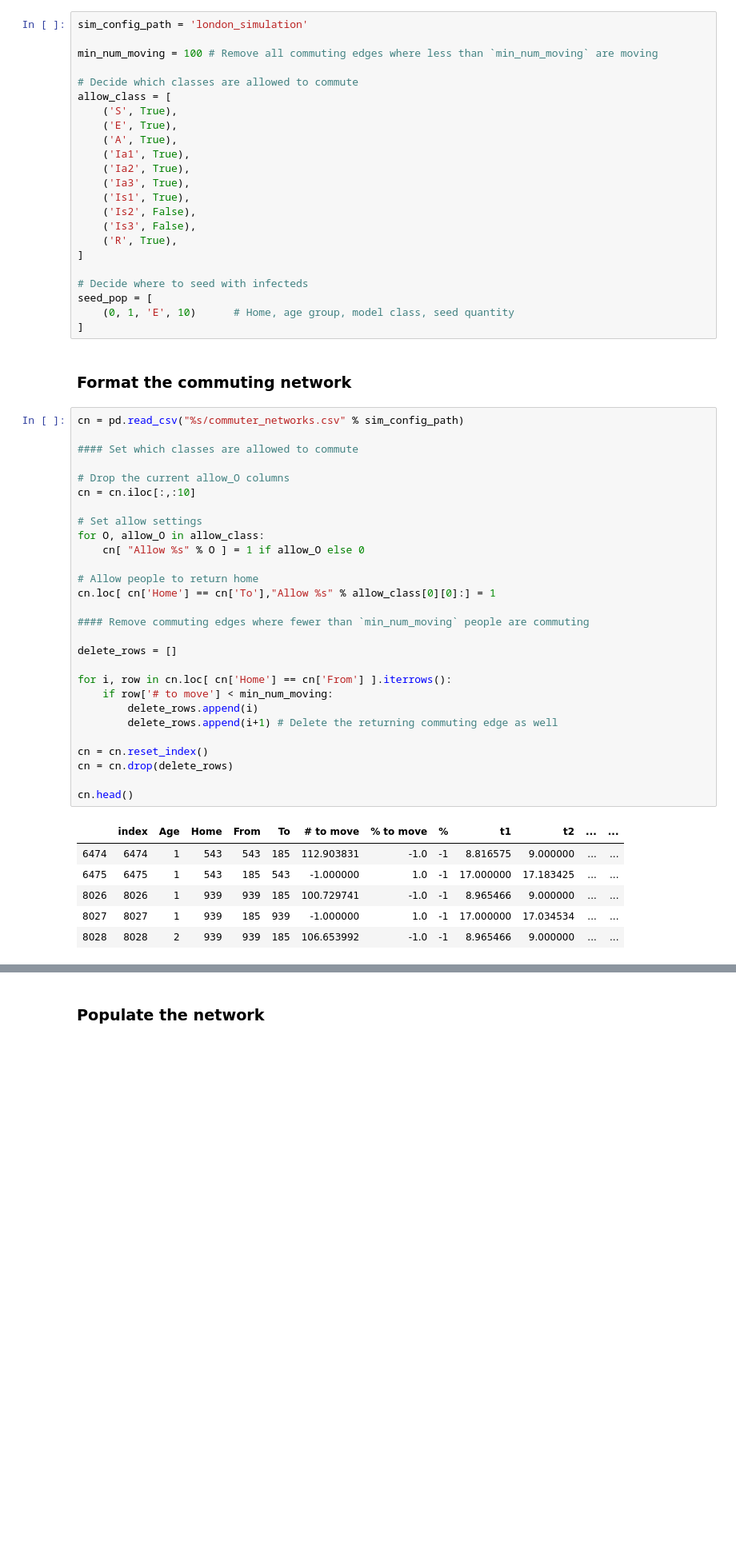
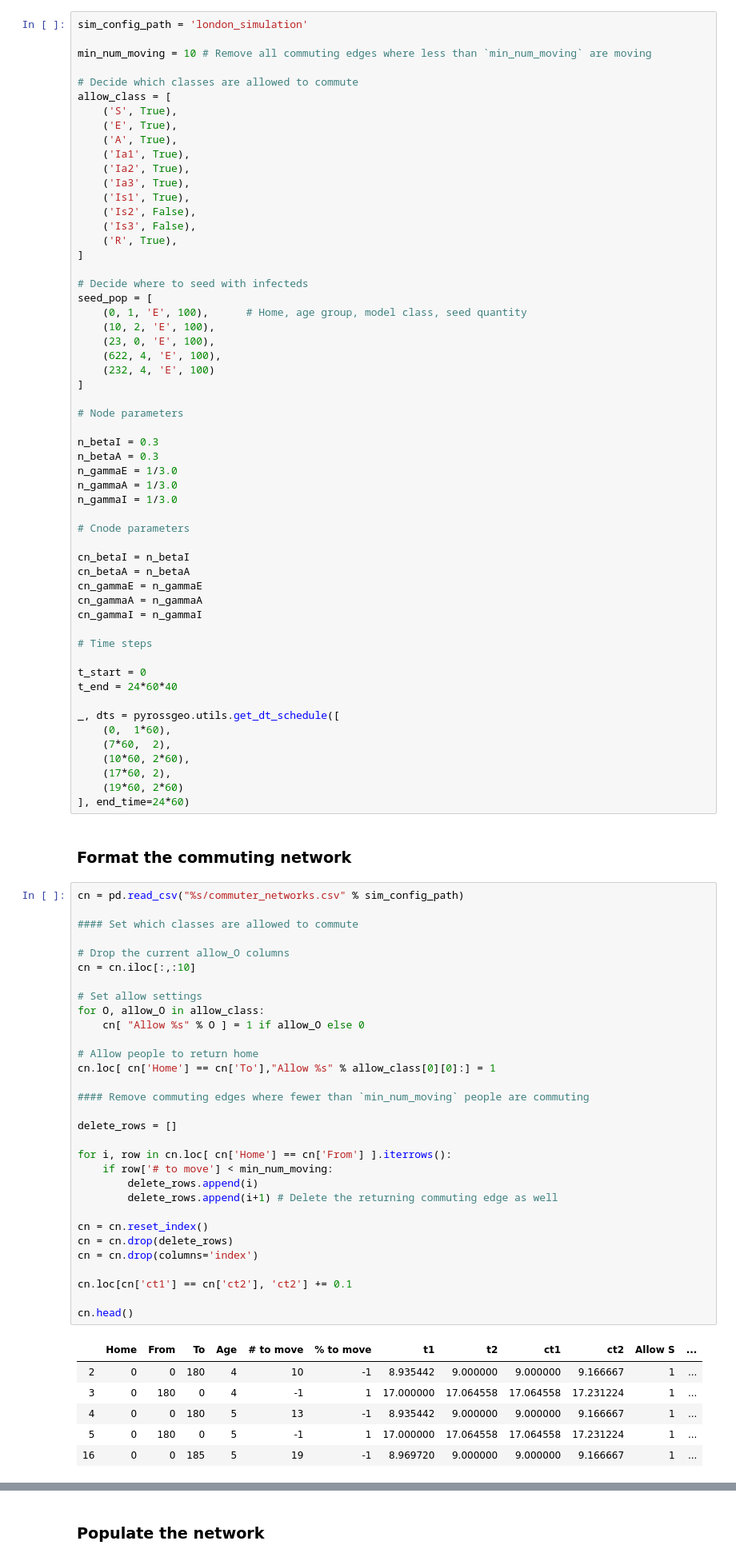
Before and after one commit to lukastk/PyRossGeo, a Jupyter notebook: examples/ex6-london-simulation/london-simulation.ipynb, the cells around one changed output, grey strips where cells are left out. Shown at 80% size. Saved outputs shown, nothing was run; the diff lists cells and outputs as text; blank space fills up the shorter version.

```diff
--- a/examples/ex6-london-simulation/london-simulation.ipynb
+++ b/examples/ex6-london-simulation/london-simulation.ipynb
@@ -70,7 +90,7 @@ model_dim = len(model_classes)
 # %%
 sim_config_path = 'london_simulation'
 
-min_num_moving = 100 # Remove all commuting edges where less than `min_num_moving` are moving
+min_num_moving = 10 # Remove all commuting edges where less than `min_num_moving` are moving
 
 # Decide which classes are allowed to commute
 allow_class = [
@@ -88,42 +108,78 @@ allow_class = [
 
 # Decide where to seed with infecteds
 seed_pop = [
-    (0, 1, 'E', 10)      # Home, age group, model class, seed quantity
+    (0, 1, 'E', 100),      # Home, age group, model class, seed quantity
+    (10, 2, 'E', 100),
+    (23, 0, 'E', 100),
+    (622, 4, 'E', 100),
+    (232, 4, 'E', 100)
 ]
+
+# Node parameters
+
+n_betaI = 0.3
+n_betaA = 0.3
+n_gammaE = 1/3.0
+n_gammaA = 1/3.0
+n_gammaI = 1/3.0
+
+# Cnode parameters
+
+cn_betaI = n_betaI
+cn_betaA = n_betaA
+cn_gammaE = n_gammaE
+cn_gammaA = n_gammaA
+cn_gammaI = n_gammaI
+
+# Time steps
+
+t_start = 0
+t_end = 24*60*40
+
+_, dts = pyrossgeo.utils.get_dt_schedule([
+    (0,  1*60),
+    (7*60,  2),
+    (10*60, 2*60),
+    (17*60, 2),
+    (19*60, 2*60)
+], end_time=24*60)
 # %% [markdown]
 ### Format the commuting network
 # %%
 cn = pd.read_csv("%s/commuter_networks.csv" % sim_config_path)
 
 #### Set which classes are allowed to commute
 
 # Drop the current allow_O columns
 cn = cn.iloc[:,:10]
 
 # Set allow settings
 for O, allow_O in allow_class:
     cn[ "Allow %s" % O ] = 1 if allow_O else 0
 
 # Allow people to return home
 cn.loc[ cn['Home'] == cn['To'],"Allow %s" % allow_class[0][0]:] = 1
 
 #### Remove commuting edges where fewer than `min_num_moving` people are commuting
 
 delete_rows = []
 
 for i, row in cn.loc[ cn['Home'] == cn['From'] ].iterrows():
     if row['# to move'] < min_num_moving:
         delete_rows.append(i)
         delete_rows.append(i+1) # Delete the returning commuting edge as well
 
 cn = cn.reset_index()
 cn = cn.drop(delete_rows)
+cn = cn.drop(columns='index')
+
+cn.loc[cn['ct1'] == cn['ct2'], 'ct2'] += 0.1
 
 cn.head()
 # %% [output]
-|  | index | Age | Home | From | To | # to move | % to move | % | t1 | t2 | ... | ... |
-| 6474 | 6474 | 1 | 543 | 543 | 185 | 112.903831 | -1.0 | -1 | 8.816575 | 9.000000 | ... | ... |
-| 6475 | 6475 | 1 | 543 | 185 | 543 | -1.000000 | 1.0 | -1 | 17.000000 | 17.183425 | ... | ... |
-| 8026 | 8026 | 1 | 939 | 939 | 185 | 100.729741 | -1.0 | -1 | 8.965466 | 9.000000 | ... | ... |
-| 8027 | 8027 | 1 | 939 | 185 | 939 | -1.000000 | 1.0 | -1 | 17.000000 | 17.034534 | ... | ... |
-| 8028 | 8028 | 2 | 939 | 939 | 185 | 106.653992 | -1.0 | -1 | 8.965466 | 9.000000 | ... | ... |
+|  | Home | From | To | Age | # to move | % to move | t1 | t2 | ct1 | ct2 | Allow S | ... |
+| 2 | 0 | 0 | 180 | 4 | 10 | -1 | 8.935442 | 9.000000 | 9.000000 | 9.166667 | 1 | ... |
+| 3 | 0 | 180 | 0 | 4 | -1 | 1 | 17.000000 | 17.064558 | 17.064558 | 17.231224 | 1 | ... |
+| 4 | 0 | 0 | 180 | 5 | 13 | -1 | 8.935442 | 9.000000 | 9.000000 | 9.166667 | 1 | ... |
+| 5 | 0 | 180 | 0 | 5 | -1 | 1 | 17.000000 | 17.064558 | 17.064558 | 17.231224 | 1 | ... |
+| 16 | 0 | 0 | 185 | 5 | 19 | -1 | 8.969720 | 9.000000 | 9.000000 | 9.166667 | 1 | ... |
```
Also changed, not shown: parts of 27 cells of this notebook, 29 other files.
